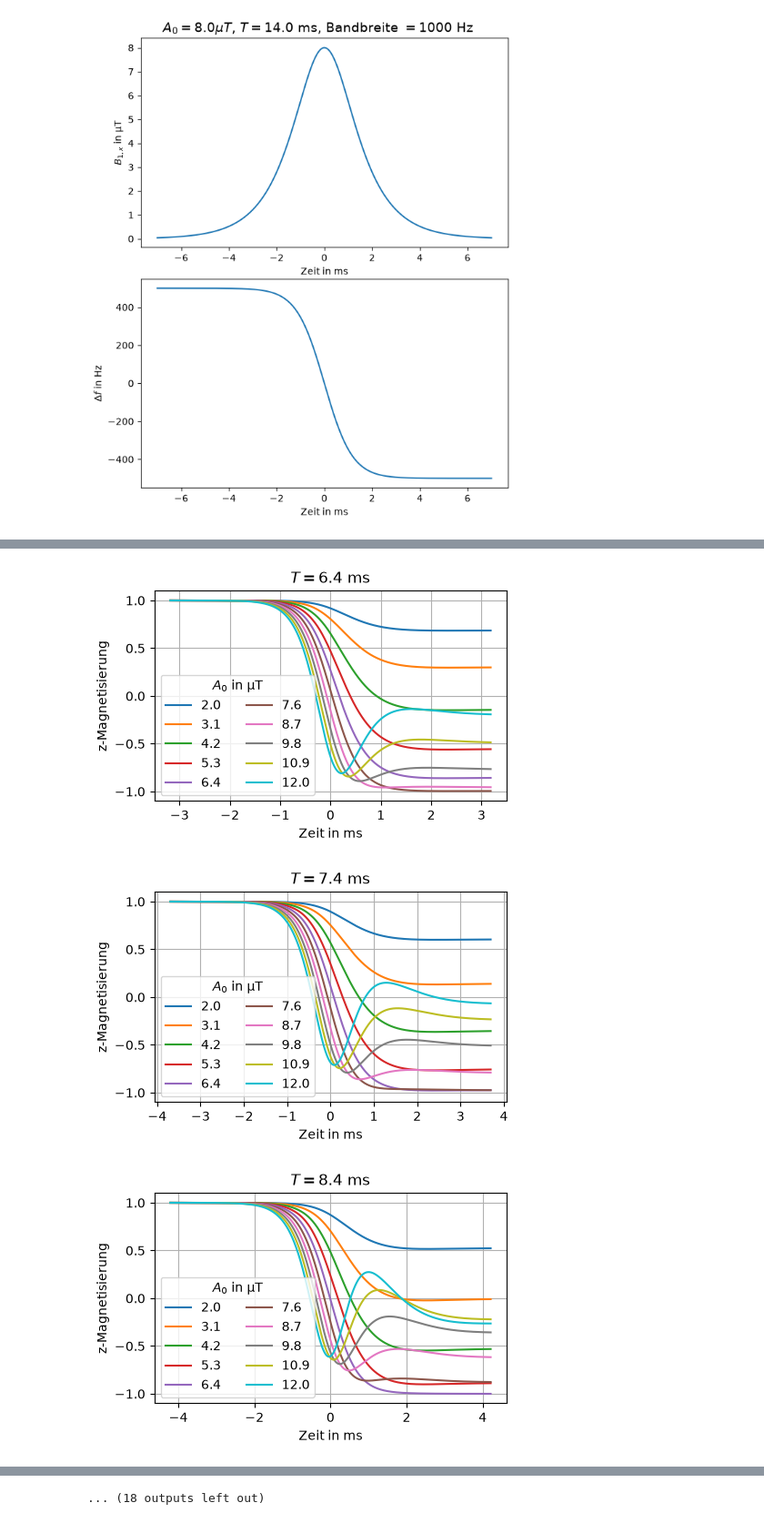
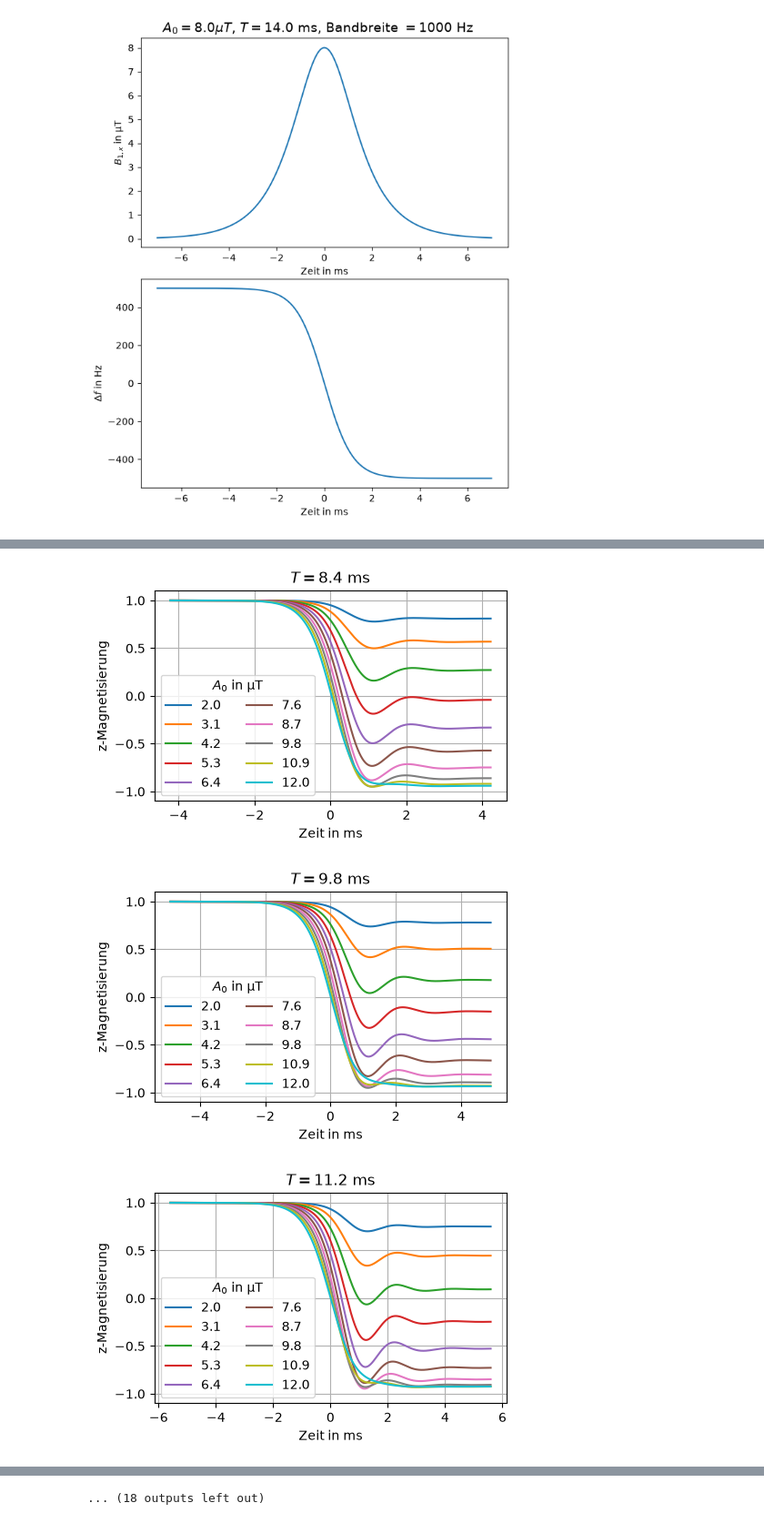
Before and after one commit to viola-schumann/Bloch-hyperbolic-secant, a Jupyter notebook: Sech_Puls_neu.ipynb, the cells around one changed output, grey strips where cells are left out. Shown at 91% size. Saved outputs shown, nothing was run; the diff lists cells and outputs as text; code cells hidden in the pictures.

```diff
--- a/Sech_Puls_neu.ipynb
+++ b/Sech_Puls_neu.ipynb
@@ -7,8 +7,8 @@ from scipy.integrate import solve_ivp
 gamma = 42.58e6 * 2 * np.pi            # in rad/(s*T)
 M0 = np.array([0,0,1])
 
-T_1 = 100           # 1400e-3
-T_2 = 100           # 25e-3
+T_1 = 1400e-3
+T_2 = 25e-3
 # %%
 # Amplitudenmdoulation und Phasenmodulation
 
@@ -48,7 +48,7 @@ Vor jeder Variation immer einmal Puls Parameter ausführen!
 
 A0 = 8e-6
 T_half = 7e-3                      # Achtung: Das ist die halbe Pulsdauer!
-sweep_bb = 300                    # in Hz
+sweep_bb = 1000                    # in Hz
 
 t_start = - T_half
 t_end = T_half
@@ -327,7 +327,7 @@ ax2[1].yaxis.set_major_locator(MultipleLocator(0.25))
 # %%
 # Variation A0 und T
 
-T_range = np.linspace(0.1e-3, 15e-3, 30)
+T_range = np.linspace(0.1e-3, 20e-3, 30)
 A0_range = np.linspace(2e-6, 12e-6, 10)
 
 epsilons = []
@@ -378,3 +378,3 @@ for T_value in T_range:
-[figure, old version]
+[figure, new version]
-[figure, old version]
+[figure, new version]
-[figure, old version]
+[figure, new version]
```
Also changed, not shown: parts of 7 cells of this notebook, 2 other files.
